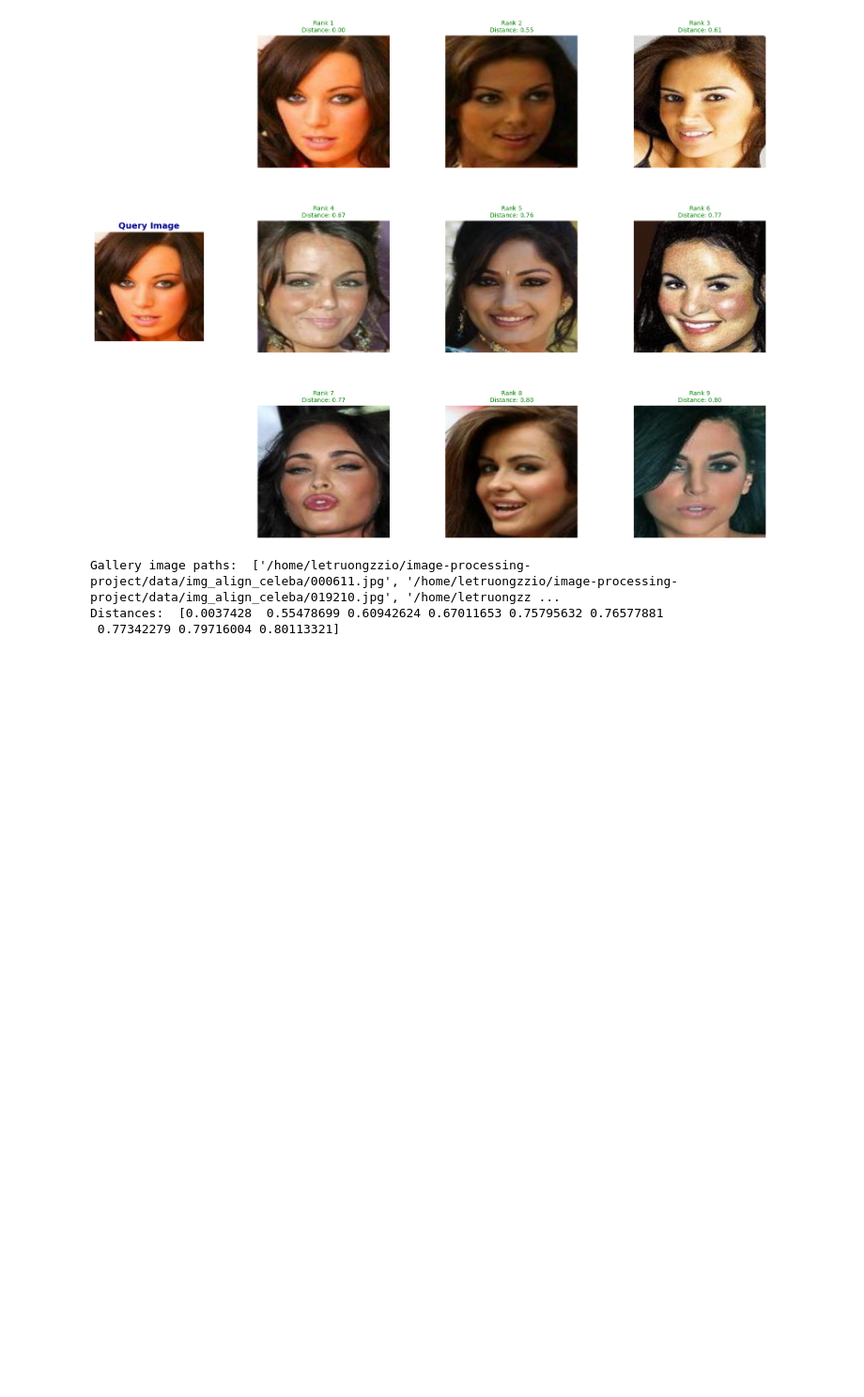
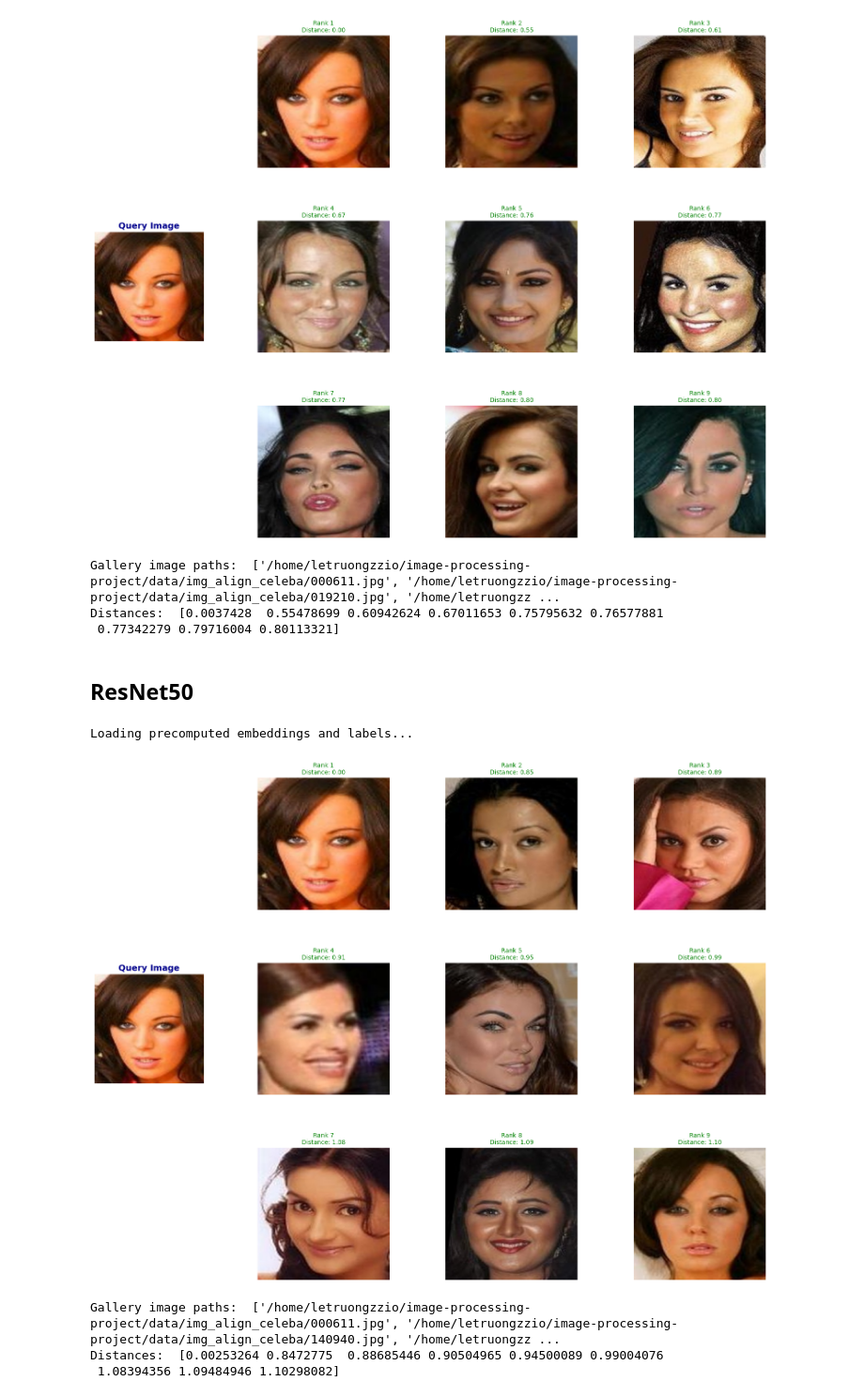
Before and after one commit to letruongzzio/Face-Image-Retrieval, a Jupyter notebook: fine_tuning/finetune_query_evaluate_example.ipynb, the cells around one changed output. Shown at 94% size. Drawn from its saved outputs; the diff is of its cells as text; code cells hidden in the pictures; blank space fills up the shorter version.

Commit message:
FineTuning: Fine-Tune for ResNet50 model and query similar images

```diff
--- a/fine_tuning/finetune_query_evaluate_example.ipynb
+++ b/fine_tuning/finetune_query_evaluate_example.ipynb
@@ -51,3 +74,20 @@ Loading precomputed embeddings and labels...
 Gallery image paths:  ['/home/letruongzzio/image-processing-project/data/img_align_celeba/000611.jpg', '/home/letruongzzio/image-processing-project/data/img_align_celeba/019210.jpg', '/home/letruongzz ...
 Distances:  [0.0037428  0.55478699 0.60942624 0.67011653 0.75795632 0.76577881
  0.77342279 0.79716004 0.80113321]
+# %% [markdown]
+## ResNet50
+# %%
+gallery_image_paths, distances = query_and_plot_images(
+    query_image_path=os.path.join(IMAGE_DIR, "000611.jpg"),
+    model="resnet50",
+    top_k=9,
+)
+
+print("Gallery image paths: ", gallery_image_paths)
+print("Distances: ", distances)
+# %% [output]
+Loading precomputed embeddings and labels...
+[figure, added]
+Gallery image paths:  ['/home/letruongzzio/image-processing-project/data/img_align_celeba/000611.jpg', '/home/letruongzzio/image-processing-project/data/img_align_celeba/140940.jpg', '/home/letruongzz ...
+Distances:  [0.00253264 0.8472775  0.88685446 0.90504965 0.94500089 0.99004076
+ 1.08394356 1.09484946 1.10298082]
```
Also changed, not shown: parts of 7 cells of this notebook, 5 other files.
